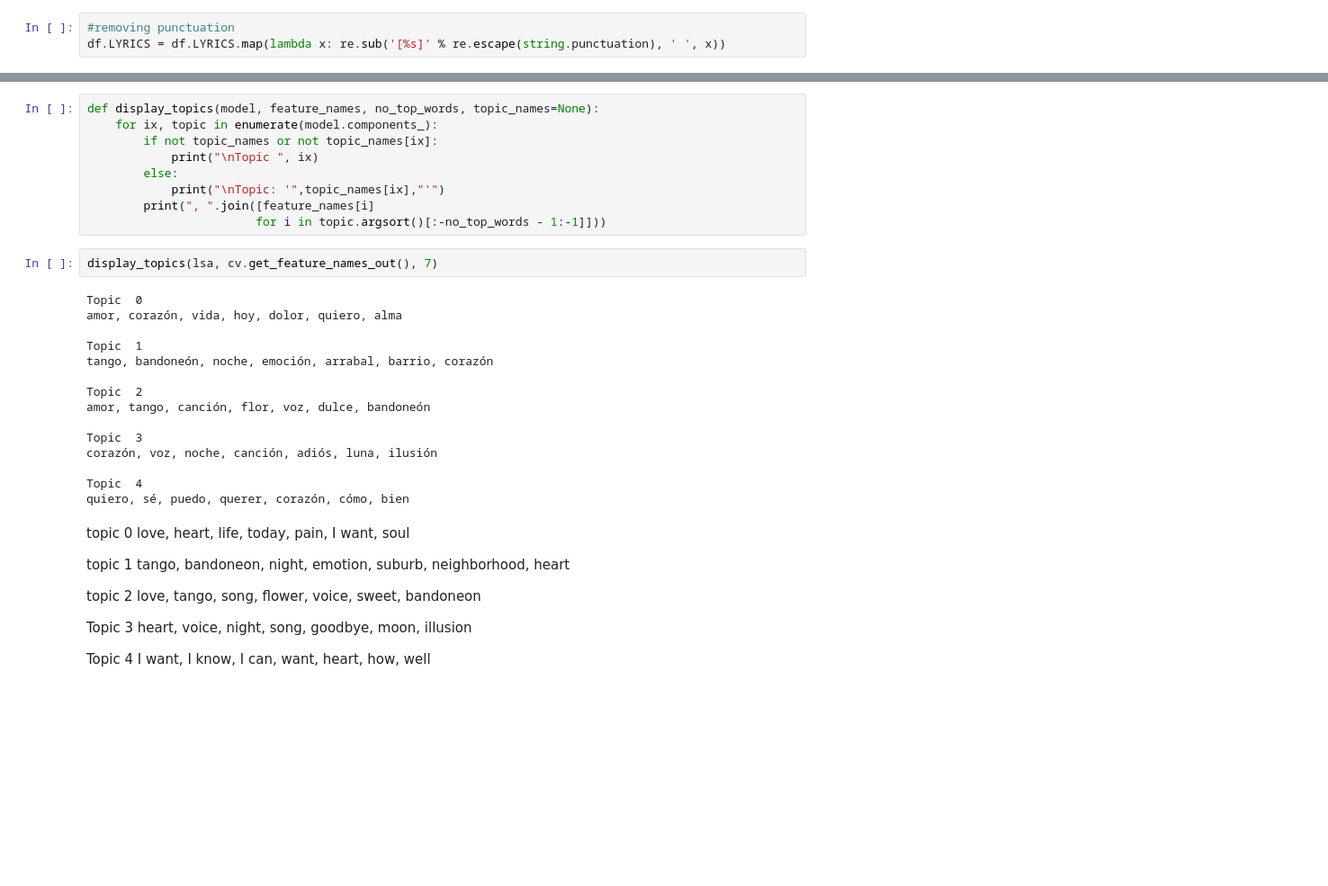
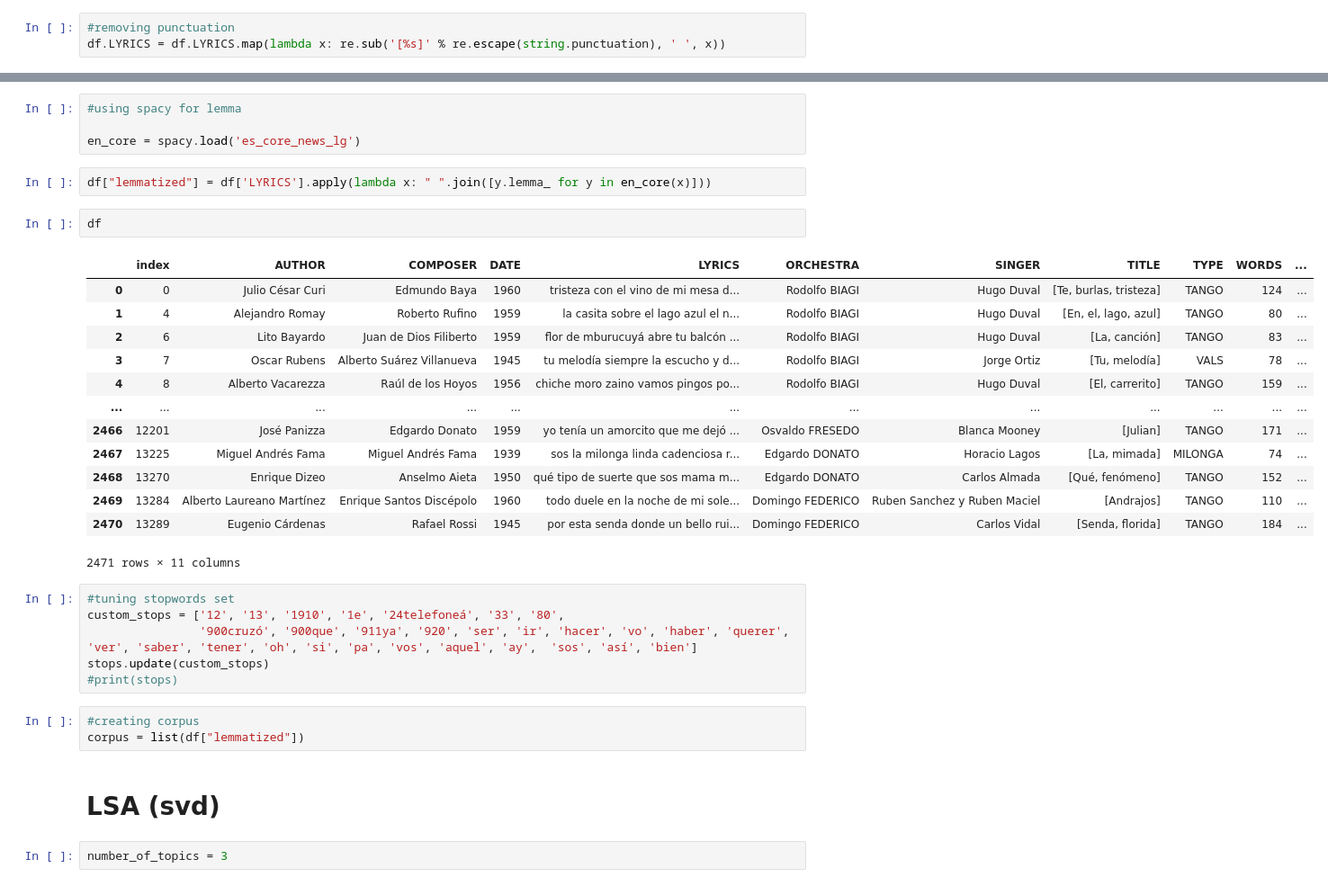
Before and after one commit to Krystkowiakk/-Metis-Project-5-EDA-on-Tangos, a Jupyter notebook: project 5.ipynb, the cells around one changed output, grey strips where cells are left out. Shown at 90% size. Cells and saved outputs as stored; diff of their text form; blank space fills up the shorter version.

```diff
--- a/project 5.ipynb
+++ b/project 5.ipynb
@@ -152,41 +49,35 @@ topic_word
-# %%
-def display_topics(model, feature_names, no_top_words, topic_names=None):
-    for ix, topic in enumerate(model.components_):
-        if not topic_names or not topic_names[ix]:
-            print("\nTopic ", ix)
-        else:
-            print("\nTopic: '",topic_names[ix],"'")
-        print(", ".join([feature_names[i]
-                        for i in topic.argsort()[:-no_top_words - 1:-1]]))
-# %%
-display_topics(lsa, cv.get_feature_names_out(), 7)
-# %% [output]
-Topic  0
-amor, corazón, vida, hoy, dolor, quiero, alma
-
-Topic  1
-tango, bandoneón, noche, emoción, arrabal, barrio, corazón
-
-Topic  2
-amor, tango, canción, flor, voz, dulce, bandoneón
-
-Topic  3
-corazón, voz, noche, canción, adiós, luna, ilusión
-
-Topic  4
-quiero, sé, puedo, querer, corazón, cómo, bien
-# %% [markdown]
-topic 0
-love, heart, life, today, pain, I want, soul
-
-topic 1
-tango, bandoneon, night, emotion, suburb, neighborhood, heart
-
-topic 2
-love, tango, song, flower, voice, sweet, bandoneon
-
-Topic 3
-heart, voice, night, song, goodbye, moon, illusion
-
-Topic 4
-I want, I know, I can, want, heart, how, well
+# %%
+#using spacy for lemma
+
+en_core = spacy.load('es_core_news_lg')
+# %%
+df["lemmatized"] = df['LYRICS'].apply(lambda x: " ".join([y.lemma_ for y in en_core(x)]))
+# %%
+df
+# %% [output]
+|  | index | AUTHOR | COMPOSER | DATE | LYRICS | ORCHESTRA | SINGER | TITLE | TYPE | WORDS | ... |
+| 0 | 0 | Julio César Curi | Edmundo Baya | 1960 | tristeza con el vino de mi mesa d... | Rodolfo BIAGI | Hugo Duval | [Te, burlas, tristeza] | TANGO | 124 | ... |
+| 1 | 4 | Alejandro Romay | Roberto Rufino | 1959 | la casita sobre el lago azul el n... | Rodolfo BIAGI | Hugo Duval | [En, el, lago, azul] | TANGO | 80 | ... |
+| 2 | 6 | Lito Bayardo | Juan de Dios Filiberto | 1959 | flor de mburucuyá abre tu balcón ... | Rodolfo BIAGI | Hugo Duval | [La, canción] | TANGO | 83 | ... |
+| 3 | 7 | Oscar Rubens | Alberto Suárez Villanueva | 1945 | tu melodía siempre la escucho y d... | Rodolfo BIAGI | Jorge Ortiz | [Tu, melodía] | VALS | 78 | ... |
+| 4 | 8 | Alberto Vacarezza | Raúl de los Hoyos | 1956 | chiche moro zaino vamos pingos po... | Rodolfo BIAGI | Hugo Duval | [El, carrerito] | TANGO | 159 | ... |
+| ... | ... | ... | ... | ... | ... | ... | ... | ... | ... | ... | ... |
+| 2466 | 12201 | José Panizza | Edgardo Donato | 1959 | yo tenía un amorcito que me dejó ... | Osvaldo FRESEDO | Blanca Mooney | [Julian] | TANGO | 171 | ... |
+| 2467 | 13225 | Miguel Andrés Fama | Miguel Andrés Fama | 1939 | sos la milonga linda cadenciosa r... | Edgardo DONATO | Horacio Lagos | [La, mimada] | MILONGA | 74 | ... |
+| 2468 | 13270 | Enrique Dizeo | Anselmo Aieta | 1950 | qué tipo de suerte que sos mama m... | Edgardo DONATO | Carlos Almada | [Qué, fenómeno] | TANGO | 152 | ... |
+| 2469 | 13284 | Alberto Laureano Martínez | Enrique Santos Discépolo | 1960 | todo duele en la noche de mi sole... | Domingo FEDERICO | Ruben Sanchez y Ruben Maciel | [Andrajos] | TANGO | 110 | ... |
+| 2470 | 13289 | Eugenio Cárdenas | Rafael Rossi | 1945 | por esta senda donde un bello rui... | Domingo FEDERICO | Carlos Vidal | [Senda, florida] | TANGO | 184 | ... |
+2471 rows × 11 columns
+# %%
+#tuning stopwords set
+custom_stops = ['12', '13', '1910', '1e', '24telefoneá', '33', '80',
+                '900cruzó', '900que', '911ya', '920', 'ser', 'ir', 'hacer', 'vo', 'haber', 'querer', 'ver', 'saber', 'tener', 'oh', 'si', 'pa', 'vos', 'aquel', 'ay',  'sos', 'así', 'bien']
+stops.update(custom_stops)
+#print(stops)
+# %%
+#creating corpus
+corpus = list(df["lemmatized"])
+# %% [markdown]
+# LSA (svd)
+# %%
+number_of_topics = 3
```
Also changed, not shown: parts of 67 cells of this notebook.
